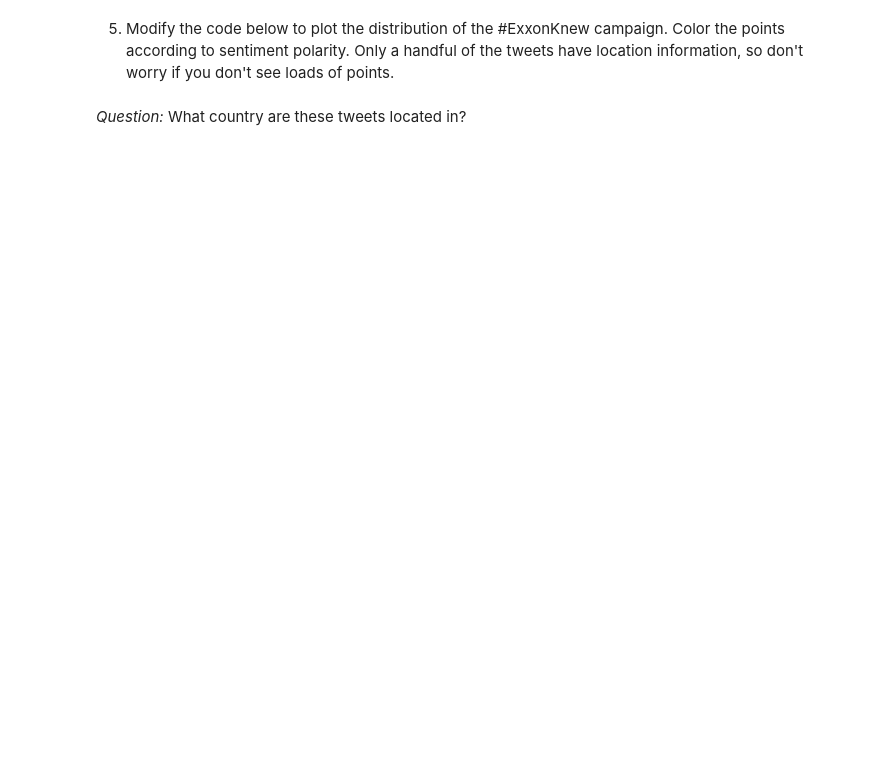
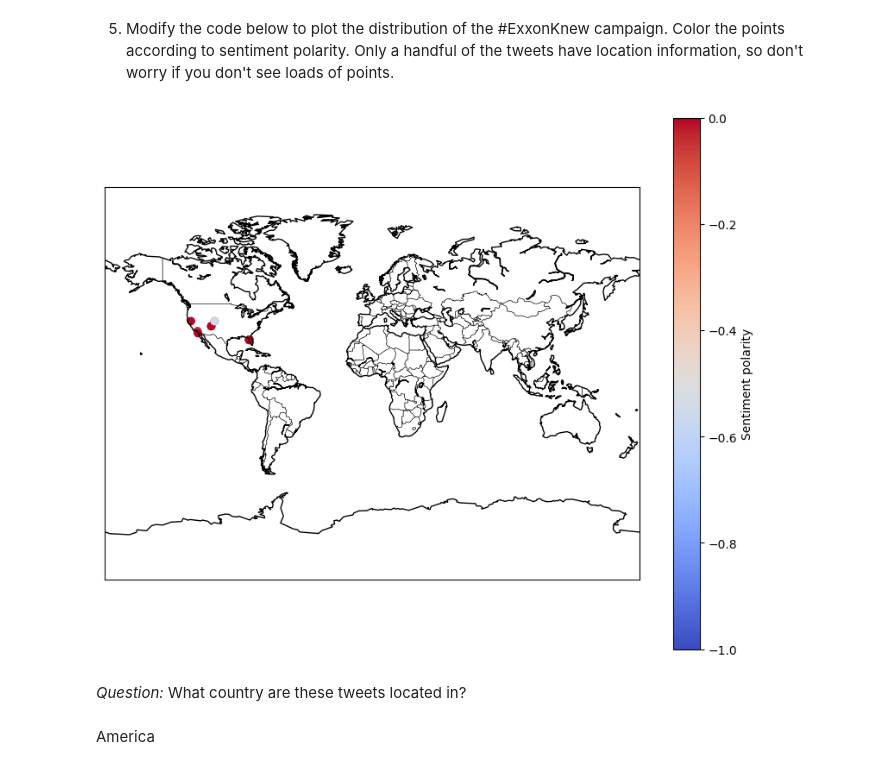
Before and after one commit to Josephine5206/QM2, a Jupyter notebook: notebooks/W04. Natural Language Processing.ipynb, the cells around one changed output. Cells and saved outputs as stored; diff of their text form; code cells hidden in the pictures; blank space fills up the shorter version.

```diff
--- a/notebooks/W04. Natural Language Processing.ipynb
+++ b/notebooks/W04. Natural Language Processing.ipynb
@@ -665,5 +616,6 @@ tweets
 89101 rows × 6 columns
 # %%
 #2
-sample['polarity']=sample['tweets'].apply(lambda x: nlp(x)._.blob.polarity)
+sample['polarity']=sample['text'].apply(lambda x: nlp(x)._.blob.polarity)
+print(sample[['text','polarity']])
 # %% [output]
@@ -670,0 +641,8 @@ KeyError: ignored
+# %%
+#3
+def get_subjectivity_score(text):
+    doc = nlp(text)
+    return doc._.blob.subjectivity
+
+sample['subjectivity'] = sample['text'].apply(get_subjectivity_score)
+print(sample[['text', 'subjectivity']])
@@ -673,18 +693,28 @@ KeyError: ignored
 # %%
 import matplotlib.pyplot as plt
 from mpl_toolkits.basemap import Basemap
 
 map = Basemap(projection='mill')
 
 map.drawcountries()
 map.drawcoastlines()
 
+
+latitude = sample['latitude'].tolist()
+longitude = sample['longitude'].tolist()
+sentiment_polarity = sample['polarity'].tolist()
+
 map.scatter(
-      x=,
-      y=,
-      color=,
+     c=sentiment_polarity,
+    cmap='coolwarm',
       latlon=True,
       vmin=-1,
       vmax=0)
+plt.colorbar(label='Sentiment polarity')
+plt.show()
+# %% [output]
+[figure, added]
 # %% [markdown]
 *Question:* What country are these tweets located in?
+# %% [markdown]
+America
```
Also changed, not shown: parts of 14 cells of this notebook.
